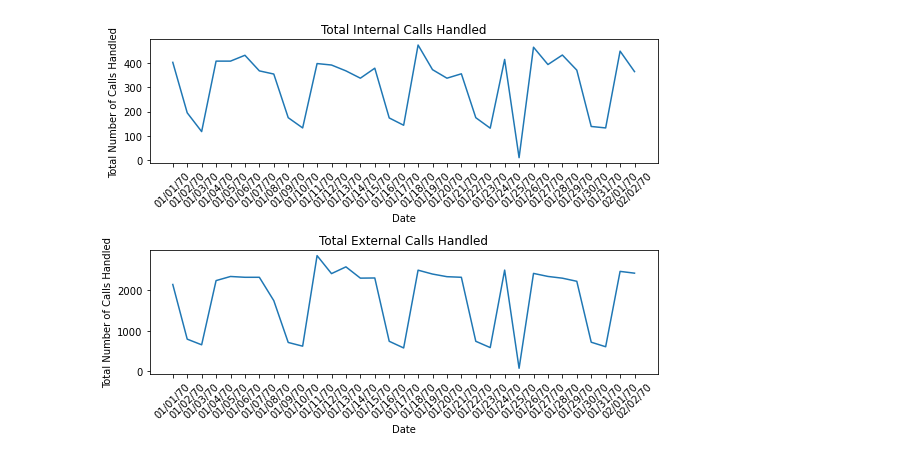
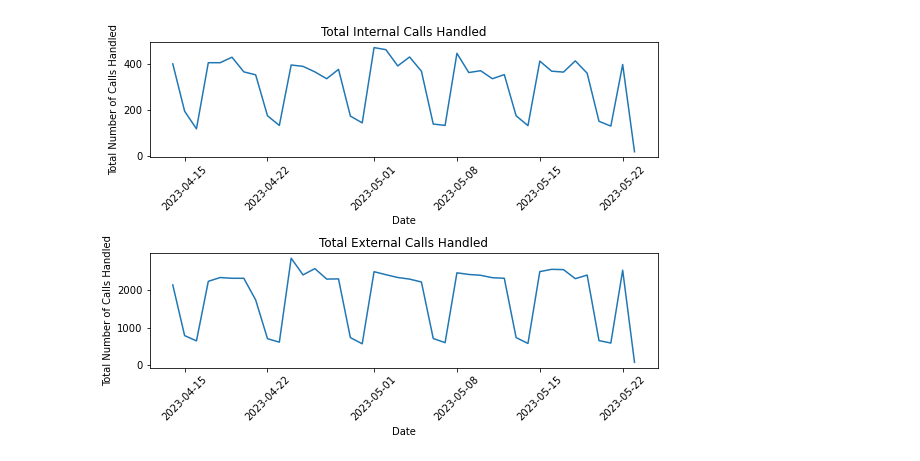
Before and after one commit to mfturra/python-practice, a Jupyter notebook: work-work/modify-excel.ipynb, the cells around one changed output. Cells and saved outputs as stored; diff of their text form; code cells hidden in the pictures.

```diff
--- a/work-work/modify-excel.ipynb
+++ b/work-work/modify-excel.ipynb
@@ -6,10 +29,17 @@ import matplotlib.dates as mdates
 # %%
 # Specify paths to files
-path = r'C:\Users\MT1070\Desktop\Master Call Volume\SpinSci Call Volume Evaluation.xlsx'
+file_path = r'C:\Users\MT1070\Desktop\Master Call Volume\SpinSci Call Volume Evaluation.xlsx'
 
 # Read file and skip the first row
-df = pd.read_excel(path, skiprows=[0])
+df = pd.read_excel(file_path, skiprows=[0])
 # %%
-# Remove rows where "date" is present in the "date" column
+# Reformat date col and Remove rows where "date" is present in the "date" column
 data = df[~df['date'].str.contains('date', case=False, na=False)]
+data['date'] = pd.to_datetime(data['date'], format='%m/%d/%y')
+
+# Group the data set based on calendar date
+filtered_data = data.groupby("date").sum()
+
+# Reset index to use data col
+filtered_data = filtered_data.reset_index()
 # %% [output]
@@ -32,40 +51,39 @@ grouped_df = data.groupby("date").sum()
+# %%
+# Create column by weekday
+filtered_data['day_of_week'] = filtered_data['date'].dt.dayofweek
 # %%
 # Plotting internal and external call volumes
-# Filter dates for year 2023
-# grouped_df = grouped_df[grouped_df.index.year == 2023]
-
-
 # Creating subplots
 fig, axes = plt.subplots(nrows=2, ncols=1, figsize=(8, 6))
 
 # Plotting the first subplot
-axes[0].plot(grouped_df['total_internal_calls'])  # Replace 'column_name1' with the actual first column you want to plot
+axes[0].plot(filtered_data['date'], filtered_data['total_internal_calls'])  # Replace 'column_name1' with the actual first column you want to plot
 axes[0].set_xlabel('Date')
 axes[0].set_ylabel('Total Number of Calls Handled')
 axes[0].set_title('Total Internal Calls Handled')
 
 # Formatting the x-axis ticks as "mm/dd/yy" format
-axes[0].xaxis.set_major_formatter(mdates.DateFormatter('%m/%d/%y'))
+# axes[0].xaxis.set_major_formatter(mdates.DateFormatter('%m/%d/%y'))
 
 # Adjusting the x-axis tick labels
 plt.setp(axes[0].xaxis.get_majorticklabels(), rotation=45)
 
 # Plotting the second subplot
-axes[1].plot(grouped_df['total_external_calls'])  # Replace 'column_name2' with the actual second column you want to plot
+axes[1].plot(filtered_data['date'], filtered_data['total_external_calls'])  # Replace 'column_name2' with the actual second column you want to plot
 axes[1].set_xlabel('Date')
 axes[1].set_ylabel('Total Number of Calls Handled')
 axes[1].set_title('Total External Calls Handled')
 
 # Formatting the x-axis ticks as "mm/dd/yy" format
-axes[1].xaxis.set_major_formatter(mdates.DateFormatter('%m/%d/%y'))
+# axes[1].xaxis.set_major_formatter(mdates.DateFormatter('%m/%d/%y'))
 
 # Adjusting the x-axis tick labels
 plt.setp(axes[1].xaxis.get_majorticklabels(), rotation=45)
 
 # Adjusting the spacing between subplots
 plt.tight_layout()
 
 # Displaying the plots
 plt.show()
 # %% [output]
-[figure, old version]
+[figure, new version]
```
Also changed, not shown: parts of 8 cells of this notebook, 12 other files.
